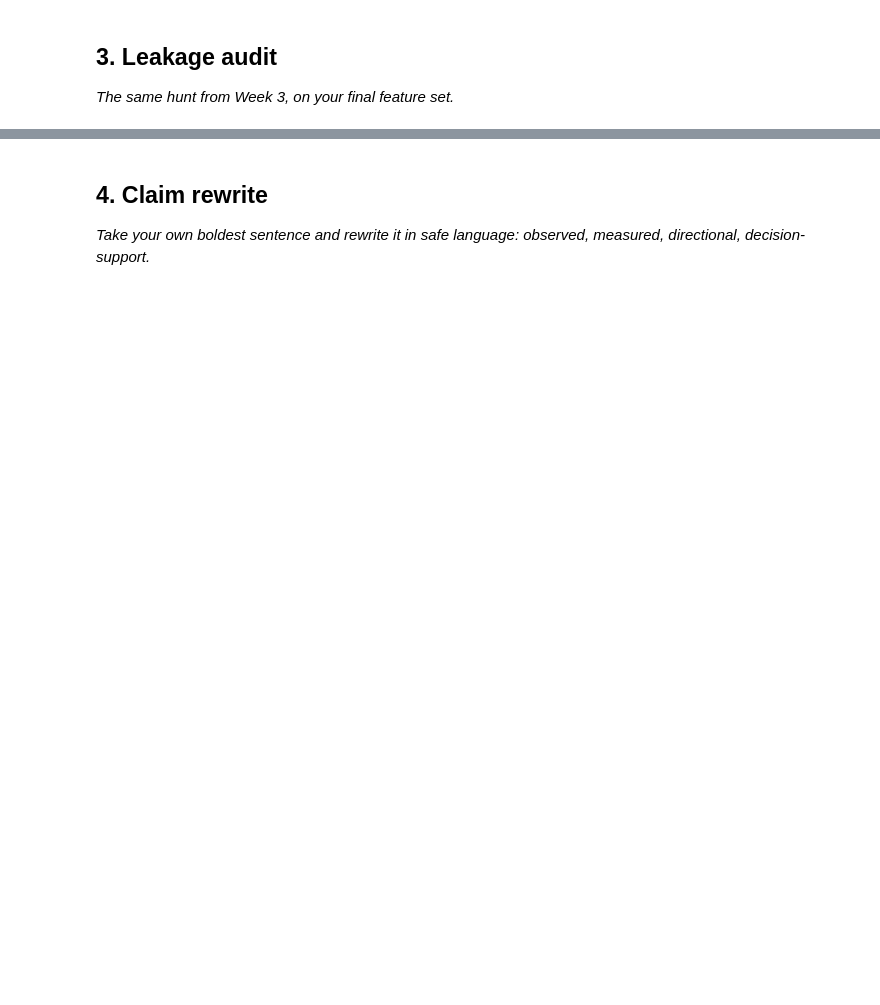
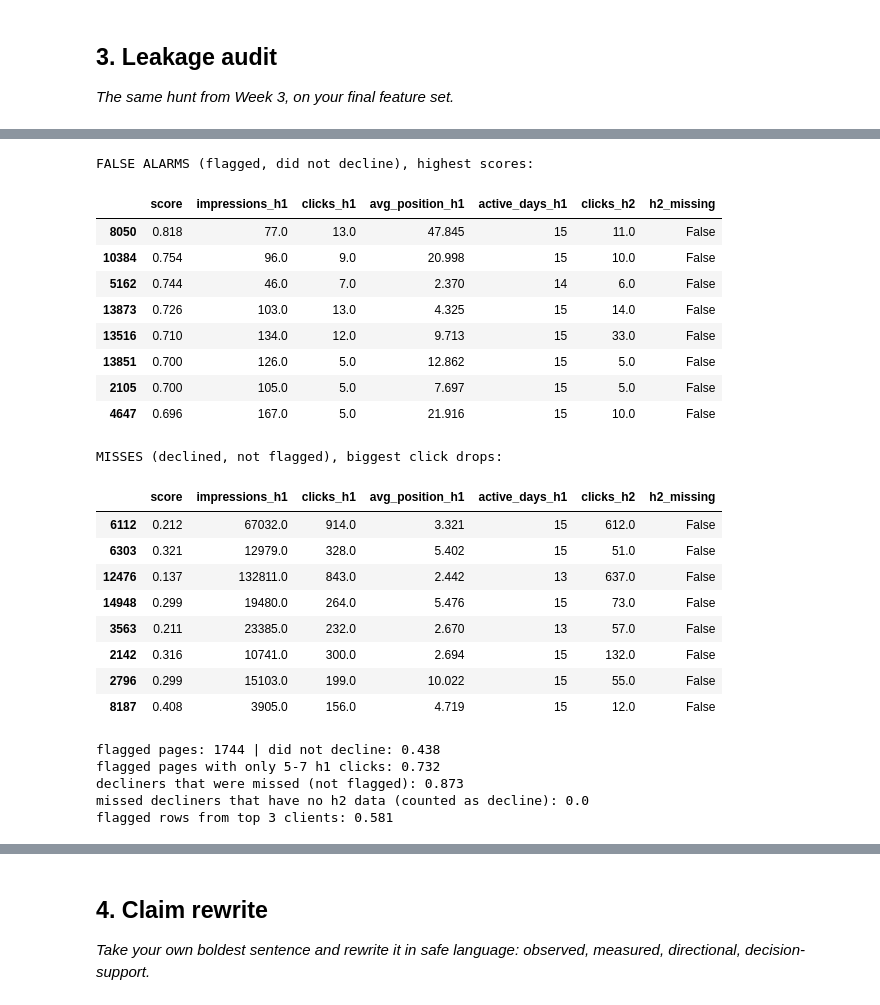
Before and after one commit to Hammad-vibes/FlyRank-Internship, a Jupyter notebook: work/notebooks/w06_validation_audit.ipynb, the cells around one changed output, grey strips where cells are left out. Drawn from its saved outputs; the diff is of its cells as text; code cells hidden in the pictures; blank space fills up the shorter version.

```diff
--- a/work/notebooks/w06_validation_audit.ipynb
+++ b/work/notebooks/w06_validation_audit.ipynb
@@ -29,0 +279,47 @@ This skeleton is yours to fill. Work the sections **in order** — each one has
+# %%
+d = df.copy()
+d["score"] = all_scores[GRP]["logreg"]
+d["flagged"] = d["score"] >= d["score"].quantile(0.90)
+d["drop_clicks"] = d["clicks_h1"] - d["clicks_h2"]
+cols = ["score", "impressions_h1", "clicks_h1", "avg_position_h1", "active_days_h1", "clicks_h2", "h2_missing"]
+pd.set_option("display.max_columns", 20)
+
+print("FALSE ALARMS (flagged, did not decline), highest scores:")
+display(d[d.flagged & (d.label == 0)].nlargest(8, "score")[cols].round(3))
+print("MISSES (declined, not flagged), biggest click drops:")
+display(d[(~d.flagged) & (d.label == 1)].nlargest(8, "drop_clicks")[cols].round(3))
+
+fl = d[d.flagged]
+band = pd.cut(d["clicks_h1"], [4, 7, 10, 20, np.inf], labels=["5-7", "8-10", "11-20", "21+"])
+print("flagged pages:", len(fl), "| did not decline:", round(1 - fl["label"].mean(), 3))
+print("flagged pages with only 5-7 h1 clicks:", round((band[d.flagged] == "5-7").mean(), 3))
+print("decliners that were missed (not flagged):", round(1 - (d.flagged & (d.label == 1)).sum() / d.label.sum(), 3))
+print("missed decliners that have no h2 data (counted as decline):",
+      round(d[(~d.flagged) & (d.label == 1)]["h2_missing"].mean(), 3))
+print("flagged rows from top 3 clients:", round(d.loc[d.flagged, GROUP].value_counts(normalize=True).head(3).sum(), 3))
+# %% [output]
+FALSE ALARMS (flagged, did not decline), highest scores:
+|  | score | impressions_h1 | clicks_h1 | avg_position_h1 | active_days_h1 | clicks_h2 | h2_missing |
+| 8050 | 0.818 | 77.0 | 13.0 | 47.845 | 15 | 11.0 | False |
+| 10384 | 0.754 | 96.0 | 9.0 | 20.998 | 15 | 10.0 | False |
+| 5162 | 0.744 | 46.0 | 7.0 | 2.370 | 14 | 6.0 | False |
+| 13873 | 0.726 | 103.0 | 13.0 | 4.325 | 15 | 14.0 | False |
+| 13516 | 0.710 | 134.0 | 12.0 | 9.713 | 15 | 33.0 | False |
+| 13851 | 0.700 | 126.0 | 5.0 | 12.862 | 15 | 5.0 | False |
+| 2105 | 0.700 | 105.0 | 5.0 | 7.697 | 15 | 5.0 | False |
+| 4647 | 0.696 | 167.0 | 5.0 | 21.916 | 15 | 10.0 | False |
+MISSES (declined, not flagged), biggest click drops:
+|  | score | impressions_h1 | clicks_h1 | avg_position_h1 | active_days_h1 | clicks_h2 | h2_missing |
+| 6112 | 0.212 | 67032.0 | 914.0 | 3.321 | 15 | 612.0 | False |
+| 6303 | 0.321 | 12979.0 | 328.0 | 5.402 | 15 | 51.0 | False |
+| 12476 | 0.137 | 132811.0 | 843.0 | 2.442 | 13 | 637.0 | False |
+| 14948 | 0.299 | 19480.0 | 264.0 | 5.476 | 15 | 73.0 | False |
+| 3563 | 0.211 | 23385.0 | 232.0 | 2.670 | 13 | 57.0 | False |
+| 2142 | 0.316 | 10741.0 | 300.0 | 2.694 | 15 | 132.0 | False |
+| 2796 | 0.299 | 15103.0 | 199.0 | 10.022 | 15 | 55.0 | False |
+| 8187 | 0.408 | 3905.0 | 156.0 | 4.719 | 15 | 12.0 | False |
+flagged pages: 1744 | did not decline: 0.438
+flagged pages with only 5-7 h1 clicks: 0.732
+decliners that were missed (not flagged): 0.873
+missed decliners that have no h2 data (counted as decline): 0.0
+flagged rows from top 3 clients: 0.581
```
Also changed, not shown: parts of 16 cells of this notebook.
